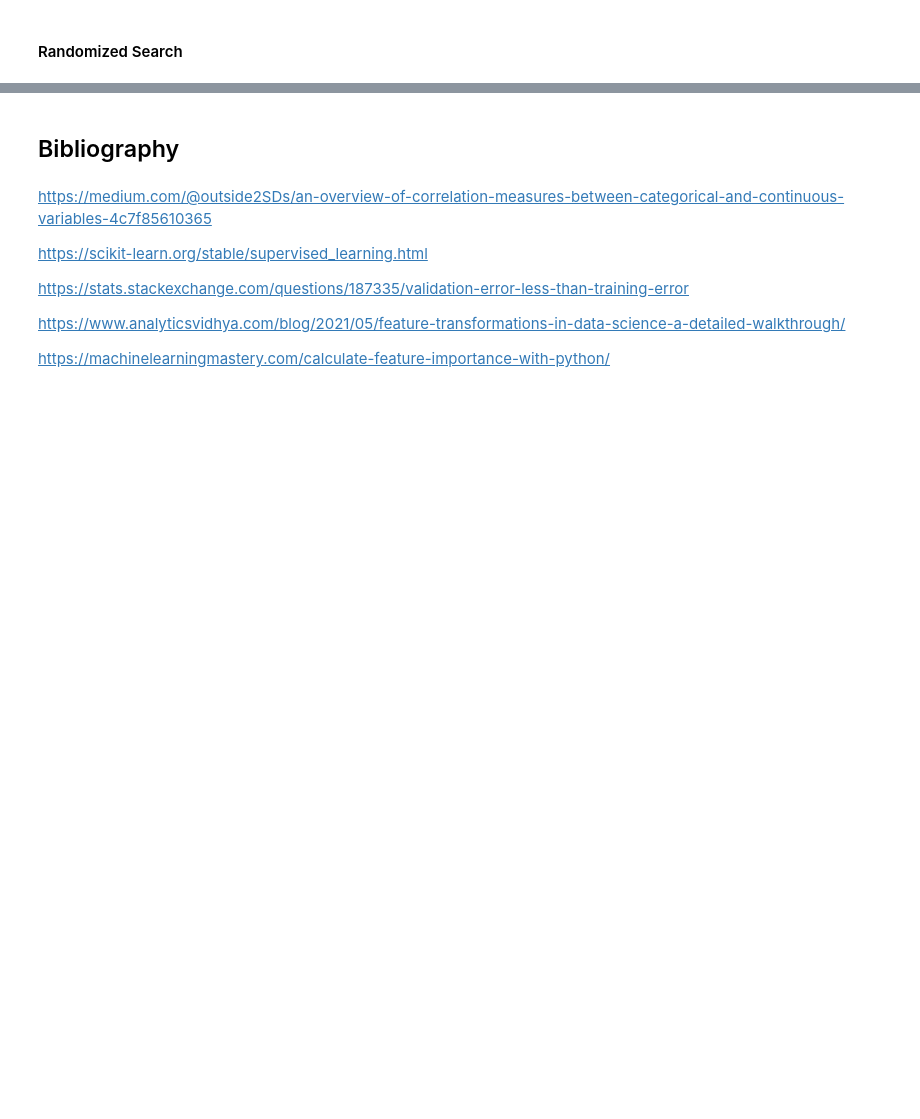
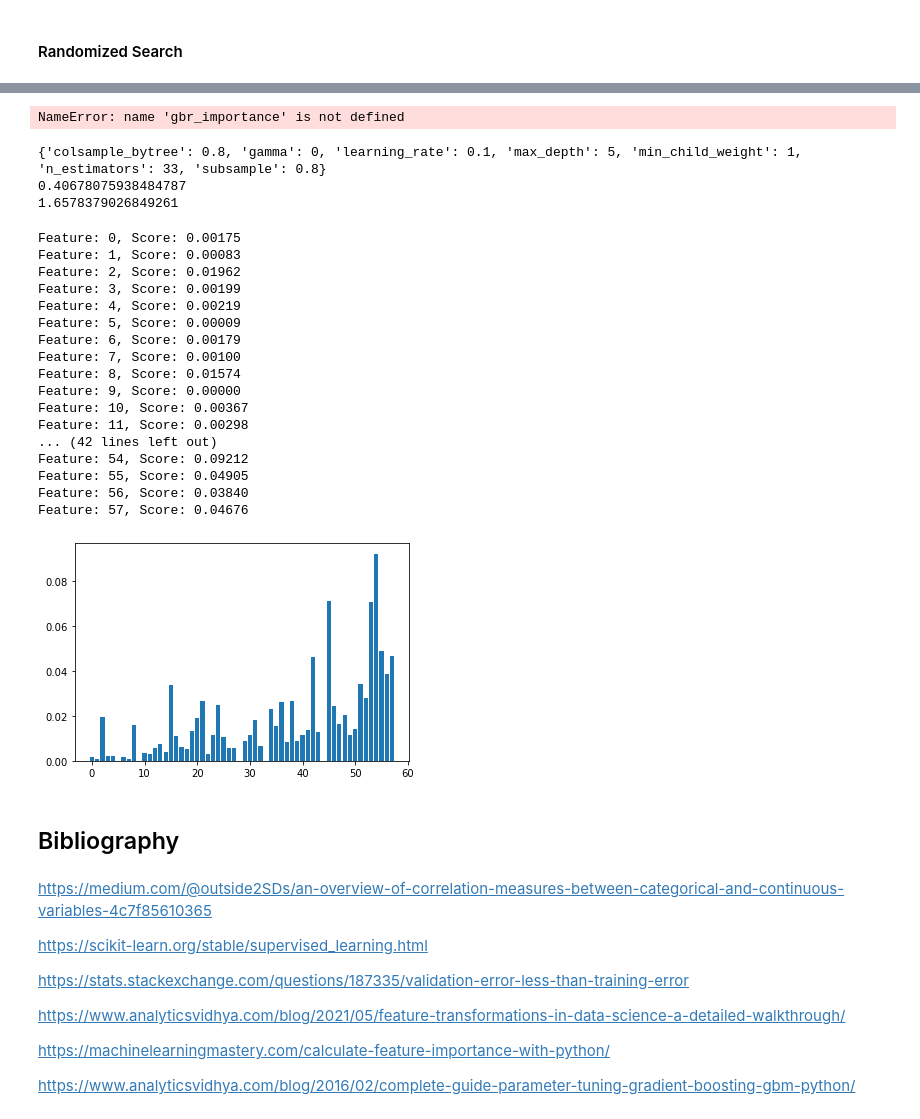
Before and after one commit to ArkadiuszSlowik/Possum-regression, a Jupyter notebook: possum_regression.ipynb, the cells around one changed output, grey strips where cells are left out. Saved outputs shown, nothing was run; the diff lists cells and outputs as text; code cells hidden in the pictures; blank space fills up the shorter version.

```diff
--- a/possum_regression.ipynb
+++ b/possum_regression.ipynb
@@ -734,3 +885,71 @@ print(rmse_cv)
+# %%
+gbr_features = np.argsort(gbr_importance)[:]
+
+distributions = { 'learning_rate':[0.1], # 0.1 is a good value to start with, generally use sth in 0.05-0.3
+                  'n_estimators': [33], # typowo jest 40-70
+                  'max_depth': [5], # 5-8
+                  'min_child_weight': [1], # dataset is very small
+                  'gamma': [0], # good value to start is 0, also in 0.1 to 0.2
+                  'subsample': [0.8], # value to start should be in 0.5-0.9
+                  'colsample_bytree': [0.8], # value to start should be in 0.5-0.9
+
+                }
+
+
+
+
+model = XGBRegressor()
+reg = RandomizedSearchCV(model, distributions, n_iter=61, random_state=42)
+
+reg.fit(X[:,gbr_features], y)
+
+predictions = reg.predict(X[:,gbr_features])
+train_mse = mean_squared_error(predictions, y)
+rmse_training = np.sqrt(train_mse)
+
+scores = cross_val_score(reg, train_set_new_ready, np.ravel(train_set_labels),
+                              scoring="neg_mean_squared_error", cv=4)
+
+rmse_cv = np.sqrt(-scores).mean()
+
+Audio(sound_file, autoplay=True)
+# %% [output]
+NameError: name 'gbr_importance' is not defined
+# %%
+print(reg.best_params_)
+print(rmse_training)
+print(rmse_cv)
+# %% [output]
+{'colsample_bytree': 0.8, 'gamma': 0, 'learning_rate': 0.1, 'max_depth': 5, 'min_child_weight': 1, 'n_estimators': 33, 'subsample': 0.8}
+0.40678075938484787
+1.6578379026849261
+# %%
+importance = reg.best_estimator_.feature_importances_
+
+for i,v in enumerate(importance):
+    print('Feature: %0d, Score: %.5f' % (i,v))
+
+plt.bar([x for x in range(len(importance))], importance)
+plt.show()
+# %% [output]
+Feature: 0, Score: 0.00175
+Feature: 1, Score: 0.00083
+Feature: 2, Score: 0.01962
+Feature: 3, Score: 0.00199
+Feature: 4, Score: 0.00219
+Feature: 5, Score: 0.00009
+Feature: 6, Score: 0.00179
+Feature: 7, Score: 0.00100
+Feature: 8, Score: 0.01574
+Feature: 9, Score: 0.00000
+Feature: 10, Score: 0.00367
+Feature: 11, Score: 0.00298
+... (42 lines left out)
+Feature: 54, Score: 0.09212
+Feature: 55, Score: 0.04905
+Feature: 56, Score: 0.03840
+Feature: 57, Score: 0.04676
+[figure, added]
 # %% [markdown]
 <h2> Bibliography </h2>
 # %% [markdown]
@@ -743,3 +962,5 @@ https://stats.stackexchange.com/questions/187335/validation-error-less-than-trai
 https://www.analyticsvidhya.com/blog/2021/05/feature-transformations-in-data-science-a-detailed-walkthrough/
 
 https://machinelearningmastery.com/calculate-feature-importance-with-python/
+
+https://www.analyticsvidhya.com/blog/2016/02/complete-guide-parameter-tuning-gradient-boosting-gbm-python/
```
Also changed, not shown: parts of 20 cells of this notebook, 1 other file.
